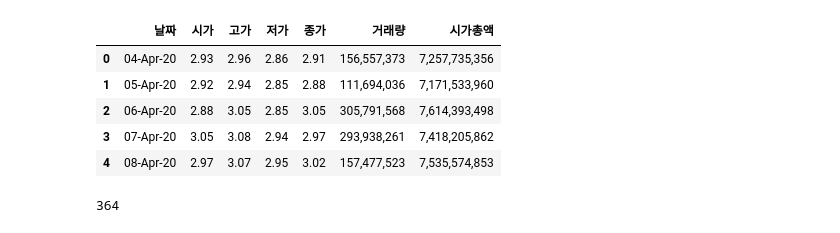
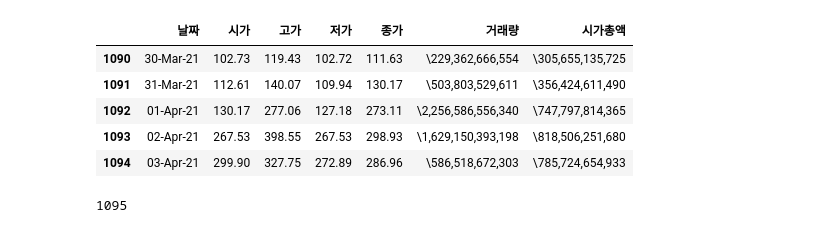
Before and after one commit to jw0245/Coin_prediction, a Jupyter notebook: Coin_prediction_project/MediBloc.ipynb, the cells around one changed output. Saved outputs shown, nothing was run; the diff lists cells and outputs as text; code cells hidden in the pictures.

```diff
--- a/Coin_prediction_project/MediBloc.ipynb
+++ b/Coin_prediction_project/MediBloc.ipynb
@@ -20,13 +20,13 @@ device_lib.list_local_devices()
 # %%
-df = pd.read_csv('data/medibloc.csv', encoding='cp949')
-df.head()
+df = pd.read_csv('data/medibloc(2018~2021).csv', encoding='cp949')
+df.tail()
 # %% [output]
 |  | 날짜 | 시가 | 고가 | 저가 | 종가 | 거래량 | 시가총액 |
-| 0 | 04-Apr-20 | 2.93 | 2.96 | 2.86 | 2.91 | 156,557,373 | 7,257,735,356 |
-| 1 | 05-Apr-20 | 2.92 | 2.94 | 2.85 | 2.88 | 111,694,036 | 7,171,533,960 |
-| 2 | 06-Apr-20 | 2.88 | 3.05 | 2.85 | 3.05 | 305,791,568 | 7,614,393,498 |
-| 3 | 07-Apr-20 | 3.05 | 3.08 | 2.94 | 2.97 | 293,938,261 | 7,418,205,862 |
-| 4 | 08-Apr-20 | 2.97 | 3.07 | 2.95 | 3.02 | 157,477,523 | 7,535,574,853 |
+| 1090 | 30-Mar-21 | 102.73 | 119.43 | 102.72 | 111.63 | \229,362,666,554 | \305,655,135,725 |
+| 1091 | 31-Mar-21 | 112.61 | 140.07 | 109.94 | 130.17 | \503,803,529,611 | \356,424,611,490 |
+| 1092 | 01-Apr-21 | 130.17 | 277.06 | 127.18 | 273.11 | \2,256,586,556,340 | \747,797,814,365 |
+| 1093 | 02-Apr-21 | 267.53 | 398.55 | 267.53 | 298.93 | \1,629,150,393,198 | \818,506,251,680 |
+| 1094 | 03-Apr-21 | 299.90 | 327.75 | 272.89 | 286.96 | \586,518,672,303 | \785,724,654,933 |
 # %%
 # 당일 중간가격 구하기
 high_prices = df['고가'].values
@@ -35,7 +35,7 @@ mid_prices = (high_prices+low_prices)/2
 # %%
 len(mid_prices)
 # %% [output]
-364
+1095
 # %%
 # 최근 7일을 기준으로 다음날 가격을 예측
 seq_len = 7
```
Also changed, not shown: parts of 13 cells of this notebook, 1 other file.
